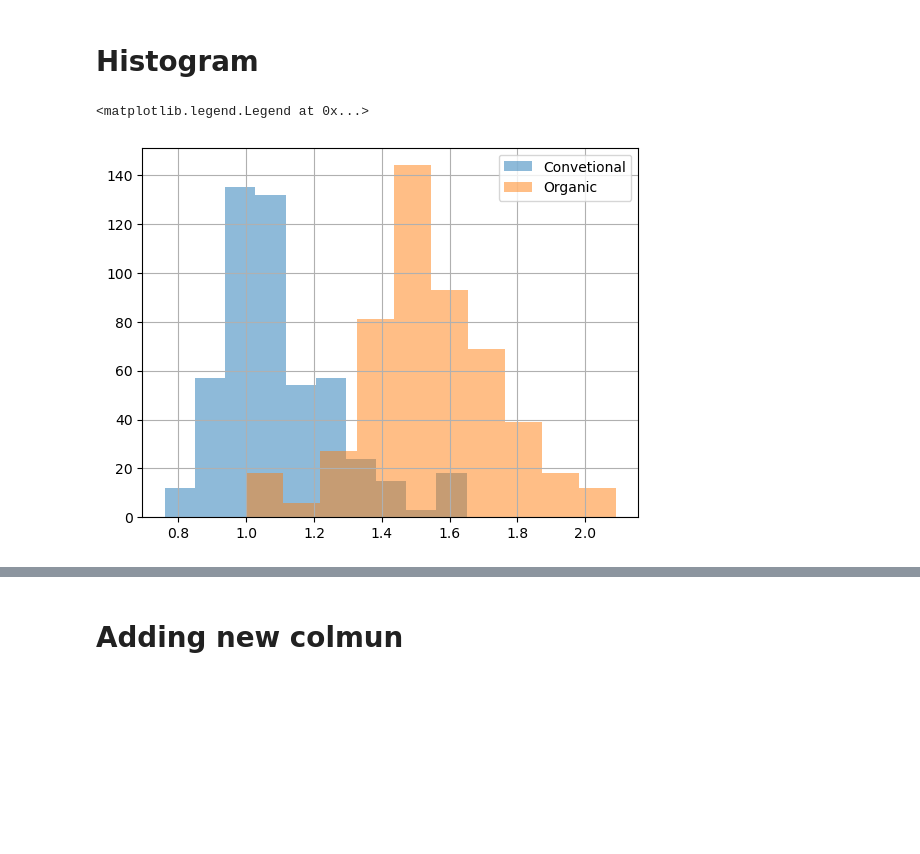
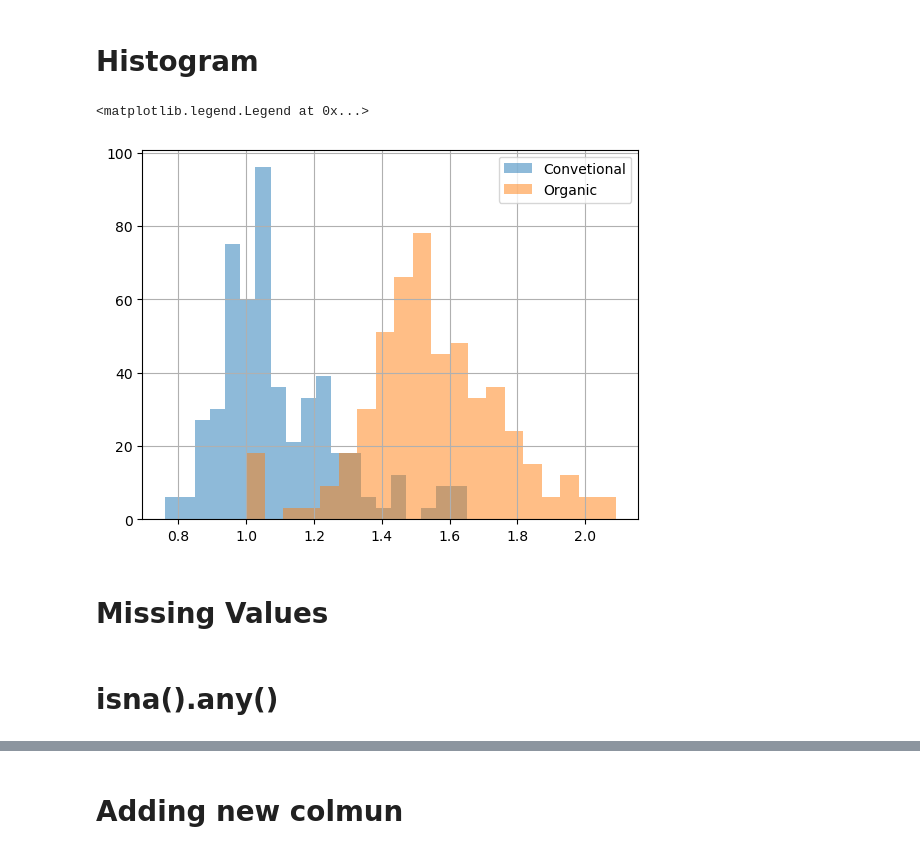
Before and after one commit to albertNSBM/Pandas_revision, a Jupyter notebook: Pandas_revision.ipynb, the cells around one changed output, grey strips where cells are left out. Saved outputs shown, nothing was run; the diff lists cells and outputs as text; code cells hidden in the pictures; blank space fills up the shorter version.

Commit message:
handling Missing values

```diff
--- a/Pandas_revision.ipynb
+++ b/Pandas_revision.ipynb
@@ -1096,12 +1096,17 @@ Show your plot.
 # %%
 # Subset avocados for the conventional type, and the average price column. Create a histogram.
 # we use the alpha paramete to adjust the transparent
+# we use the bins to make the represantaion well
 
-avocados[avocados['type']=='conventional']['avg_price'].hist(alpha=0.5)
+avocados[avocados['type']=='conventional']['avg_price'].hist(alpha=0.5,bins=20)
 # Create a histogram of avg_price for organic type avocados.
-avocados[avocados['type']=='organic']['avg_price'].hist(alpha=0.5)
+avocados[avocados['type']=='organic']['avg_price'].hist(alpha=0.5,bins=20)
 # Add a legend to your plot, with the names "conventional" and "organic".
 plt.legend(['Convetional','Organic'])
 # %% [output]
 <matplotlib.legend.Legend at 0x...>
-[figure, old version]
+[figure, new version]
+# %% [markdown]
+# Missing Values
+# %% [markdown]
+# isna().any()
```
Also changed, not shown: parts of 3 cells of this notebook.
